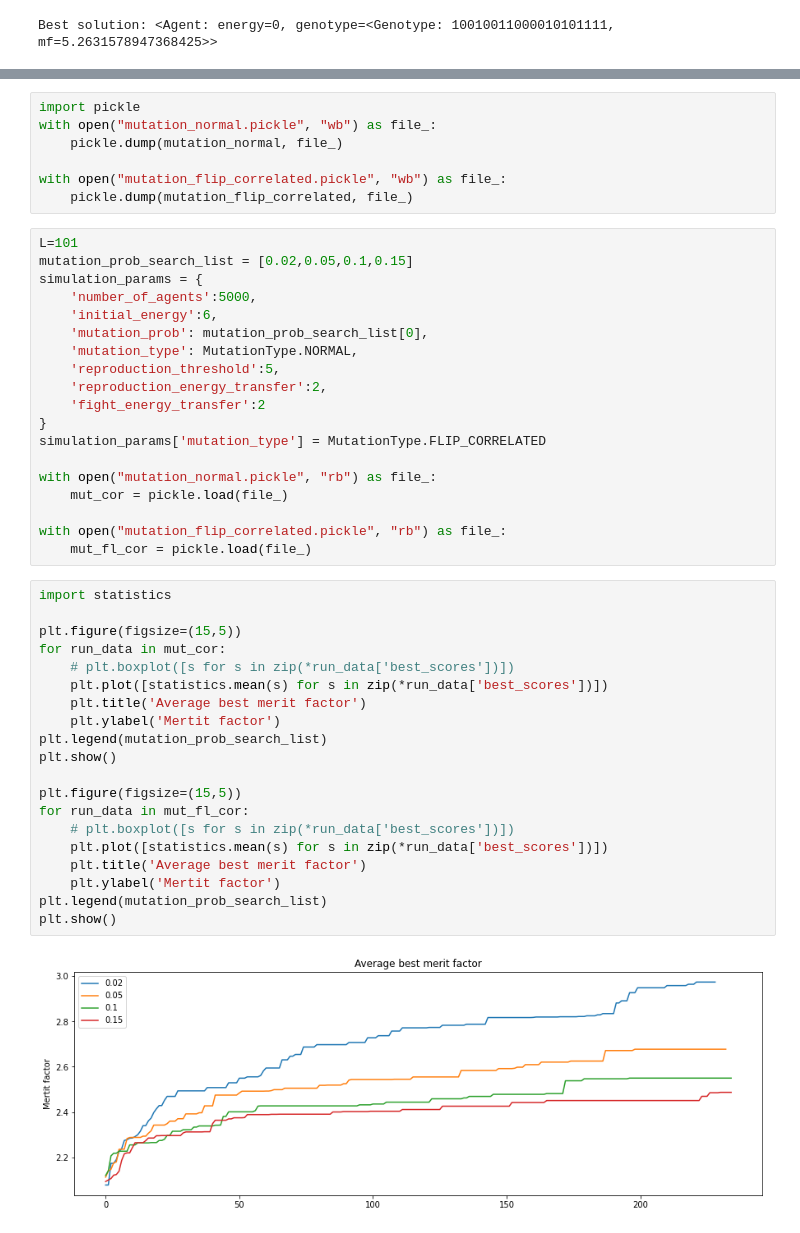
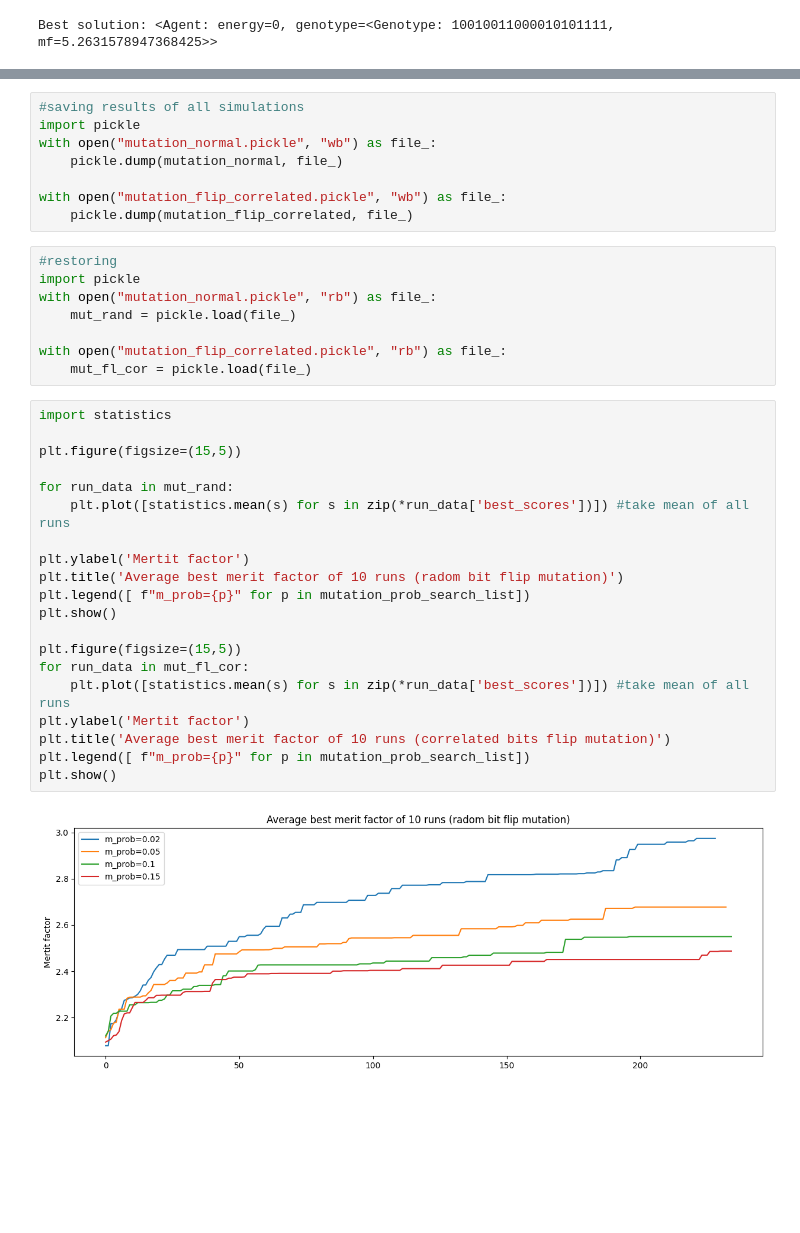
Before and after one commit to ToJestKrzysio/EvolutionaryProject, a Jupyter notebook: EMAS.ipynb, the cells around one changed output, grey strips where cells are left out. Saved outputs shown, nothing was run; the diff lists cells and outputs as text; blank space fills up the shorter version.

```diff
--- a/EMAS.ipynb
+++ b/EMAS.ipynb
@@ -458,6 +431,7 @@ Step 502 - best solution: <Agent: energy=6, genotype=<Genotype: 0110011011110001
 Step 505 - best solution: <Agent: energy=4, genotype=<Genotype: 01100110111100011101111101010100111111010010110101001111101011001101010000000100011011111010011110011, mf=2.7630010834236187>>
 Step 508 - best solution: <Agent: energy=4, genotype=<Genotype: 0110011011110001110111110101010011111
 # %%
+#saving results of all simulations
 import pickle
 with open("mutation_normal.pickle", "wb") as file_:
     pickle.dump(mutation_normal, file_)
@@ -465,43 +439,32 @@ with open("mutation_normal.pickle", "wb") as file_:
 with open("mutation_flip_correlated.pickle", "wb") as file_:
     pickle.dump(mutation_flip_correlated, file_)
 # %%
-L=101
-mutation_prob_search_list = [0.02,0.05,0.1,0.15]
-simulation_params = {
-    'number_of_agents':5000,
-    'initial_energy':6,
-    'mutation_prob': mutation_prob_search_list[0],
-    'mutation_type': MutationType.NORMAL,
-    'reproduction_threshold':5,
-    'reproduction_energy_transfer':2,
-    'fight_energy_transfer':2
-}
-simulation_params['mutation_type'] = MutationType.FLIP_CORRELATED
-
+#restoring
+import pickle
 with open("mutation_normal.pickle", "rb") as file_:
-    mut_cor = pickle.load(file_)
+    mut_rand = pickle.load(file_)
 
 with open("mutation_flip_correlated.pickle", "rb") as file_:
     mut_fl_cor = pickle.load(file_)
 # %%
 import statistics
 
 plt.figure(figsize=(15,5))
-for run_data in mut_cor:
-    # plt.boxplot([s for s in zip(*run_data['best_scores'])])
-    plt.plot([statistics.mean(s) for s in zip(*run_data['best_scores'])])
-    plt.title('Average best merit factor')
-    plt.ylabel('Mertit factor')
-plt.legend(mutation_prob_search_list)
+
+for run_data in mut_rand:
+    plt.plot([statistics.mean(s) for s in zip(*run_data['best_scores'])]) #take mean of all runs
+
+plt.ylabel('Mertit factor')
+plt.title('Average best merit factor of 10 runs (radom bit flip mutation)')
+plt.legend([ f"m_prob={p}" for p in mutation_prob_search_list])
 plt.show()
 
 plt.figure(figsize=(15,5))
 for run_data in mut_fl_cor:
-    # plt.boxplot([s for s in zip(*run_data['best_scores'])])
-    plt.plot([statistics.mean(s) for s in zip(*run_data['best_scores'])])
-    plt.title('Average best merit factor')
-    plt.ylabel('Mertit factor')
-plt.legend(mutation_prob_search_list)
+    plt.plot([statistics.mean(s) for s in zip(*run_data['best_scores'])]) #take mean of all runs
+plt.ylabel('Mertit factor')
+plt.title('Average best merit factor of 10 runs (correlated bits flip mutation)')
+plt.legend([ f"m_prob={p}" for p in mutation_prob_search_list])
 plt.show()
 # %% [output]
-[figure, old version]
+[figure, new version]
```
Also changed, not shown: parts of 13 cells of this notebook.
